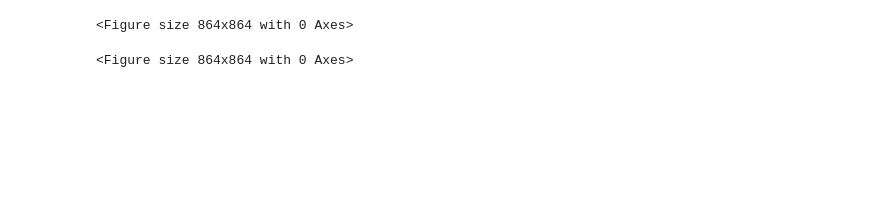
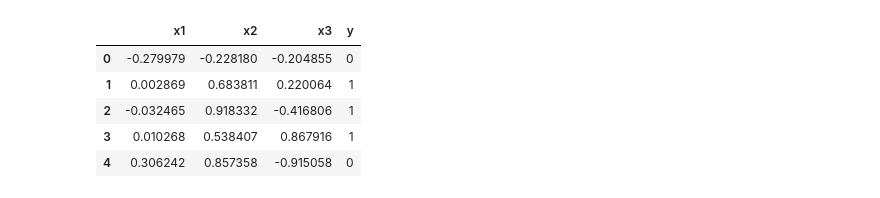
Before and after one commit to changx03/random_forest_attack, a Jupyter notebook: data generation.ipynb, the cells around one changed output. Drawn from its saved outputs; the diff is of its cells as text; code cells hidden in the pictures; blank space fills up the shorter version.

```diff
--- a/data generation.ipynb
+++ b/data generation.ipynb
@@ -6,6 +10,3 @@ from sklearn.datasets import make_blobs
 # %%
-plt.figure(figsize=(12, 12))
+plt.rcParams['figure.figsize'] = [8, 8]
-# %% [output]
-<Figure size 864x864 with 0 Axes>
-<Figure size 864x864 with 0 Axes>
 # %%
@@ -15,0 +24,12 @@ X, y = make_blobs(n_samples=n_samples, random_state=random_state)
+# %%
+feature_names = ['x1', 'x2', 'x3']
+data = pd.DataFrame(X, columns=feature_names)
+data['y'] = y
+data.head()
+# %% [output]
+|  | x1 | x2 | x3 | y |
+| 0 | -0.279979 | -0.228180 | -0.204855 | 0 |
+| 1 | 0.002869 | 0.683811 | 0.220064 | 1 |
+| 2 | -0.032465 | 0.918332 | -0.416806 | 1 |
+| 3 | 0.010268 | 0.538407 | 0.867916 | 1 |
+| 4 | 0.306242 | 0.857358 | -0.915058 | 0 |
```
Also changed, not shown: parts of 18 cells of this notebook.
